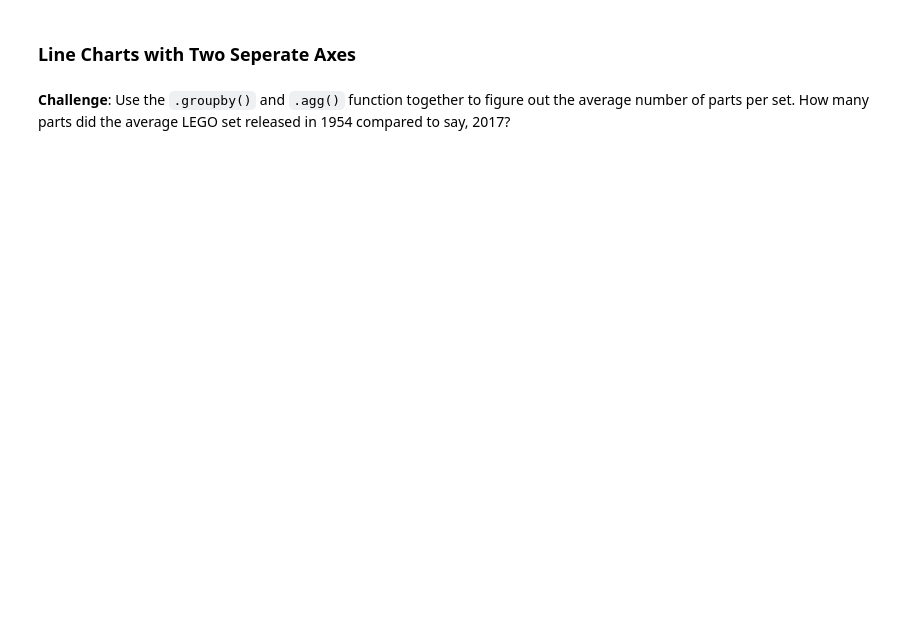
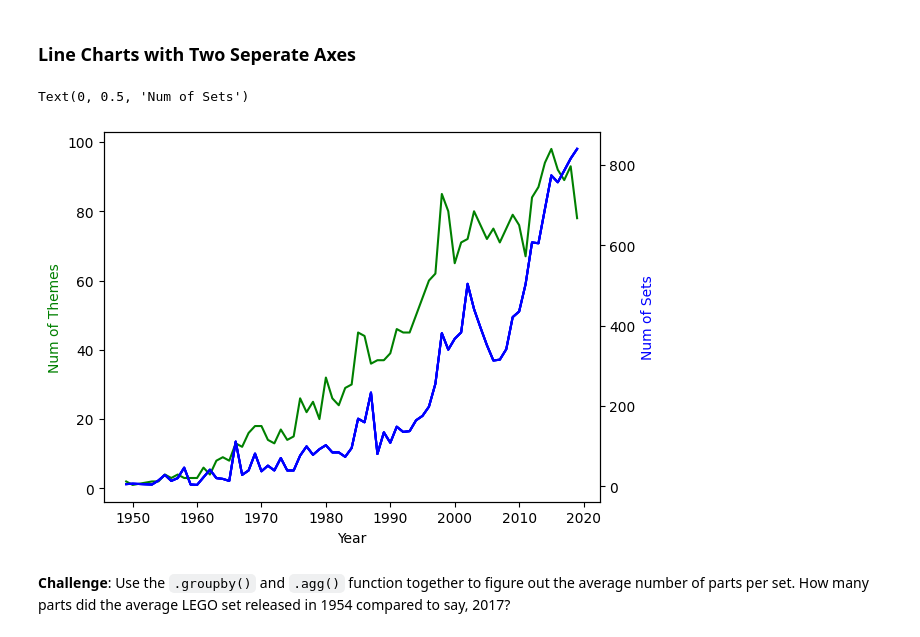
Before and after one commit to slimrivermoi/day74-LEGO-Notebook-and-Data, a Jupyter notebook: Lego_Analysis_for_Course.ipynb, the cells around one changed output. Drawn from its saved outputs; the diff is of its cells as text; code cells hidden in the pictures; blank space fills up the shorter version.

```diff
--- a/Lego_Analysis_for_Course.ipynb
+++ b/Lego_Analysis_for_Course.ipynb
@@ -220,4 +246,19 @@ sets.groupby('year').agg({'theme_id':pd.Series.nunique})
 # %% [markdown]
 ### Line Charts with Two Seperate Axes
+# %%
+#set up two axis
+ax1 = plt.gca()     # get current axes
+ax2 = ax1.twinx()   #create another axis that shares the same axis
+
+#plot the lines, add styling
+ax1.plot(themes_by_year.index[:-2],themes_by_year[:-2], color='g')
+ax2.plot(sets_by_year.index[:-2],sets_by_year[:-2], color='b')
+
+ax1.set_xlabel('Year')
+ax1.set_ylabel('Num of Themes', color='green')
+ax2.set_ylabel('Num of Sets', color='blue')
+# %% [output]
+Text(0, 0.5, 'Num of Sets')
+[figure, added]
 # %% [markdown]
 **Challenge**: Use the <code>.groupby()</code> and <code>.agg()</code> function together to figure out the average number of parts per set. How many parts did the average LEGO set released in 1954 compared to say, 2017?
```
Also changed, not shown: parts of 19 cells of this notebook.
